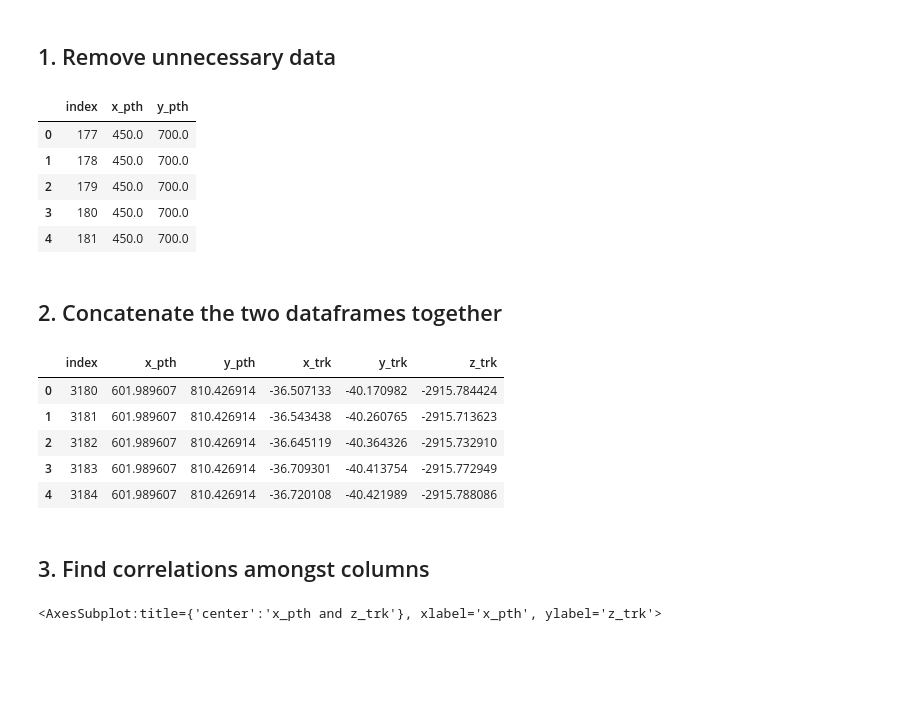
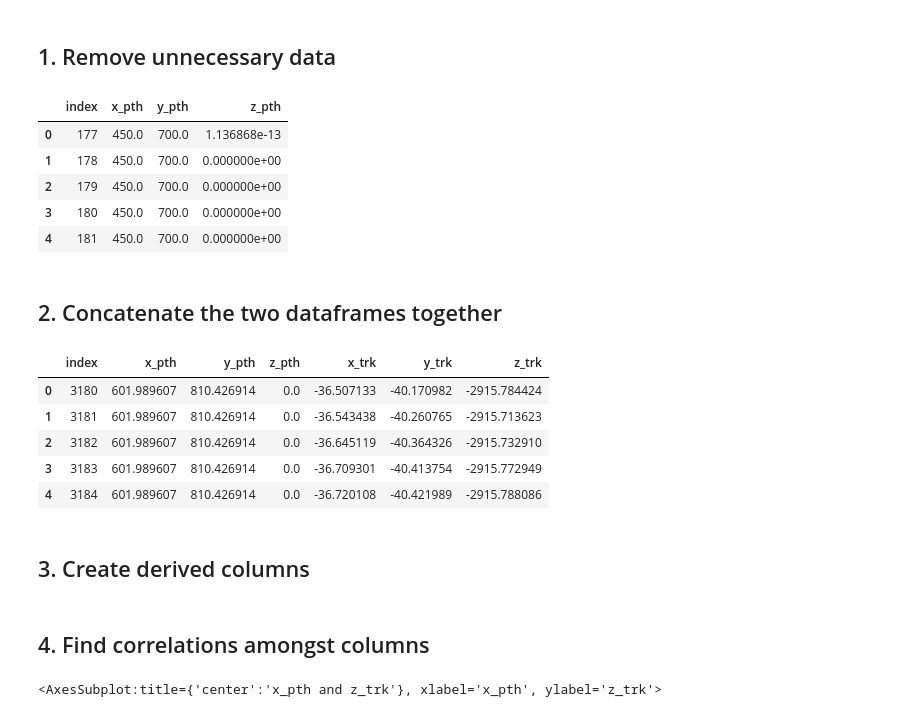
Before and after one commit to stephenhgregory/MachinaLabsThing, a Jupyter notebook: path/path_data_analysis.ipynb, the cells around one changed output. Cells and saved outputs as stored; diff of their text form; code cells hidden in the pictures; blank space fills up the shorter version.

```diff
--- a/path/path_data_analysis.ipynb
+++ b/path/path_data_analysis.ipynb
@@ -131,17 +133,17 @@ tracker_df.plot(kind='scatter', x='x_trk', y='z_trk', title='x_trk and z_trk')
 # %% [markdown]
 ## 1. Remove unnecessary data
 # %%
-# Remove the "z", "time", and "Unnamed: 0" dimension in path_df and the "Unnamed: 0" and "time" dimension in tracker_df
-path_df.drop(columns=['z_pth', 't_pth', 'Unnamed: 0'], inplace=True)
+# Remove the "time" and "Unnamed: 0" dimension in path_df and the "Unnamed: 0" and "time" dimension in tracker_df
+path_df.drop(columns=['t_pth', 'Unnamed: 0'], inplace=True)
 tracker_df.drop(columns=['t_trk', 'Unnamed: 0'], inplace=True)
 path_df.head()
 # %% [output]
-|  | index | x_pth | y_pth |
-| 0 | 177 | 450.0 | 700.0 |
-| 1 | 178 | 450.0 | 700.0 |
-| 2 | 179 | 450.0 | 700.0 |
-| 3 | 180 | 450.0 | 700.0 |
-| 4 | 181 | 450.0 | 700.0 |
+|  | index | x_pth | y_pth | z_pth |
+| 0 | 177 | 450.0 | 700.0 | 1.136868e-13 |
+| 1 | 178 | 450.0 | 700.0 | 0.000000e+00 |
+| 2 | 179 | 450.0 | 700.0 | 0.000000e+00 |
+| 3 | 180 | 450.0 | 700.0 | 0.000000e+00 |
+| 4 | 181 | 450.0 | 700.0 | 0.000000e+00 |
 # %% [markdown]
 ## 2. Concatenate the two dataframes together
 # %%
@@ -150,9 +152,11 @@ path_df.head()
 merged_df = path_df.merge(tracker_df, how='inner', on='index', suffixes=('_path', '_tracker'))
 merged_df.head()
 # %% [output]
-|  | index | x_pth | y_pth | x_trk | y_trk | z_trk |
-| 0 | 3180 | 601.989607 | 810.426914 | -36.507133 | -40.170982 | -2915.784424 |
-| 1 | 3181 | 601.989607 | 810.426914 | -36.543438 | -40.260765 | -2915.713623 |
-| 2 | 3182 | 601.989607 | 810.426914 | -36.645119 | -40.364326 | -2915.732910 |
-| 3 | 3183 | 601.989607 | 810.426914 | -36.709301 | -40.413754 | -2915.772949 |
-| 4 | 3184 | 601.989607 | 810.426914 | -36.720108 | -40.421989 | -2915.788086 |
+|  | index | x_pth | y_pth | z_pth | x_trk | y_trk | z_trk |
+| 0 | 3180 | 601.989607 | 810.426914 | 0.0 | -36.507133 | -40.170982 | -2915.784424 |
+| 1 | 3181 | 601.989607 | 810.426914 | 0.0 | -36.543438 | -40.260765 | -2915.713623 |
+| 2 | 3182 | 601.989607 | 810.426914 | 0.0 | -36.645119 | -40.364326 | -2915.732910 |
+| 3 | 3183 | 601.989607 | 810.426914 | 0.0 | -36.709301 | -40.413754 | -2915.772949 |
+| 4 | 3184 | 601.989607 | 810.426914 | 0.0 | -36.720108 | -40.421989 | -2915.788086 |
+# %% [markdown]
+## 3. Create derived columns
@@ -159,5 +169,5 @@ merged_df.head()
 # %% [markdown]
-## 3. Find correlations amongst columns
+## 4. Find correlations amongst columns
 # %%
 # Correlations from x_pth to other columns
 
```
Also changed, not shown: parts of 19 cells of this notebook.
